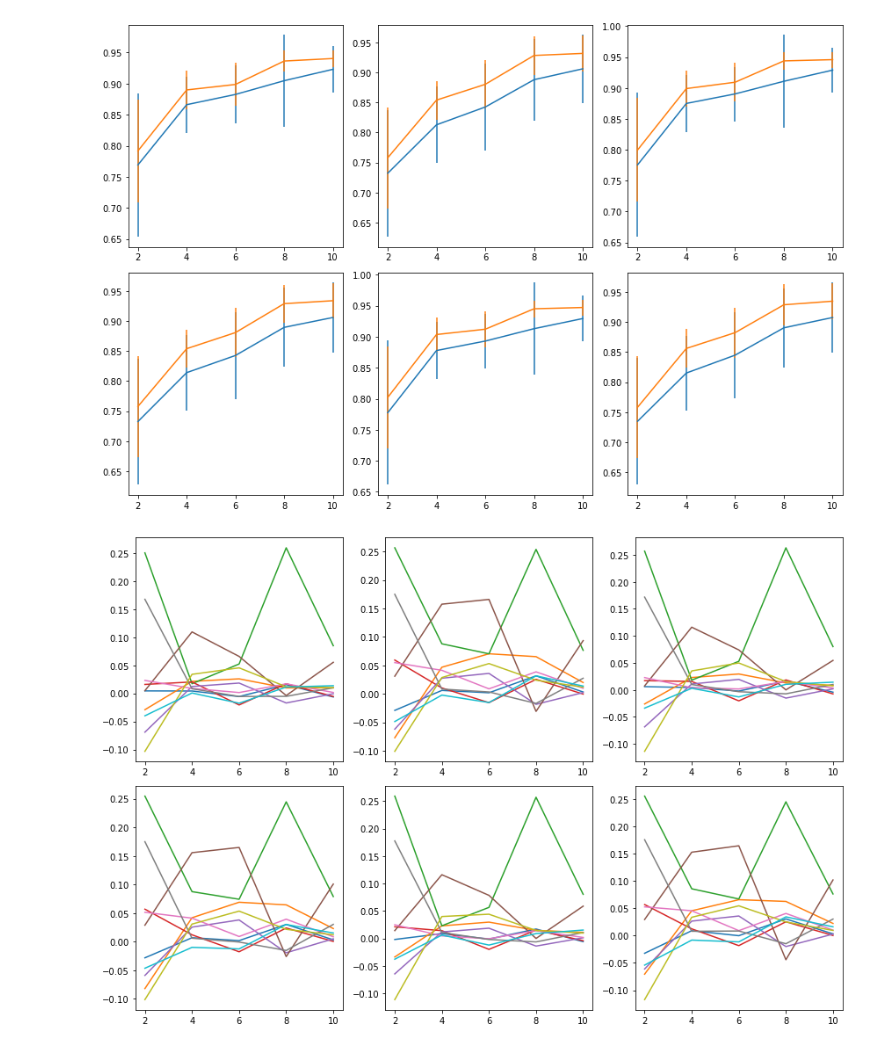
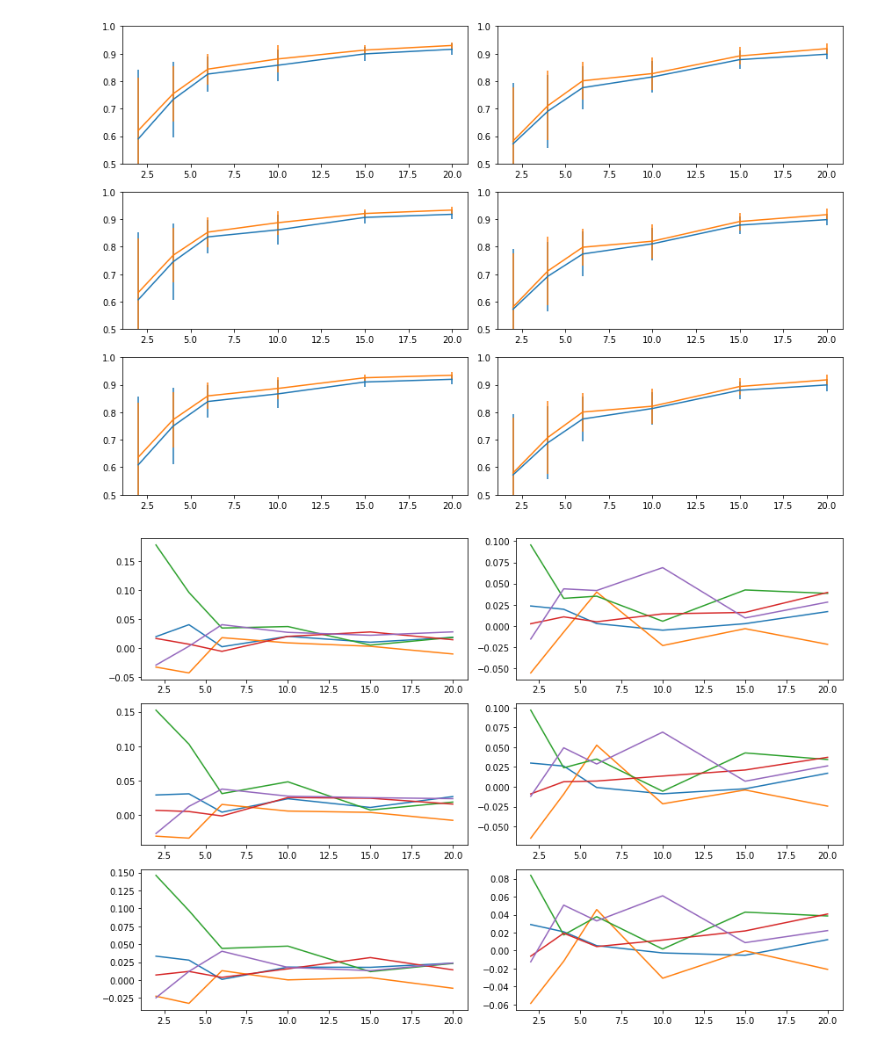
Before and after one commit to ntolley/ncm_2023, a Jupyter notebook: notebooks/make_neuron_num_plot.ipynb, the cells around one changed output. Saved outputs shown, nothing was run; the diff lists cells and outputs as text; code cells hidden in the pictures.

```diff
--- a/notebooks/make_neuron_num_plot.ipynb
+++ b/notebooks/make_neuron_num_plot.ipynb
@@ -9,7 +25,7 @@ data_file = open('../data/SPK20220308/neuron_num_results/num_neuron_results.pkl'
 num_neuron_dict = pickle.load(data_file)
 data_file.close()
 # %%
-num_repeats = 10
+num_repeats = num_neuron_dict['num_repeats']
 num_neuron_list = num_neuron_dict['num_neuron_list']
 
 task_res = list()
@@ -19,8 +35,8 @@ for repeat_idx in range(num_repeats):
     notask_test_corr = list()
     for num_neurons in num_neuron_list:
         res_dict = num_neuron_dict[f'repeat_{repeat_idx}'][f'num_neuron_{num_neurons}']
-        task_test_corr.append(np.stack(res_dict['rnn']['task']['train_corr']))
-        notask_test_corr.append(np.stack(res_dict['rnn']['notask']['train_corr']))
+        task_test_corr.append(np.stack(res_dict['rnn']['task']['test_corr']))
+        notask_test_corr.append(np.stack(res_dict['rnn']['notask']['test_corr']))
 
     task_res.append(np.stack(task_test_corr))
     notask_res.append(np.stack(notask_test_corr))
@@ -36,7 +52,7 @@ notask_std = np.std(notask_res,  axis=0)
 
 plt.figure(figsize=(12, 8))
 for plot_idx in range(6):
-    plt.subplot(2,3,plot_idx+1)
+    plt.subplot(3,2,plot_idx+1)
     plt.errorbar(x=num_neuron_list, y=notask_mean[:,plot_idx], yerr=notask_std[:,plot_idx])
     plt.errorbar(x=num_neuron_list, y=task_mean[:,plot_idx], yerr=task_std[:,plot_idx])
     # for repeat_idx in range(num_repeats):
@@ -46,28 +62,29 @@ for plot_idx in range(6):
 
 
     plt.tight_layout()
+    plt.ylim(0.5,1)
 # %% [output]
-[figure, old version]
+[figure, new version]
 # %%
 task_mean = np.mean(task_res, axis=0)
 task_std = np.std(task_res,  axis=0)
 
 notask_mean = np.mean(notask_res, axis=0)
 notask_std = np.std(notask_res,  axis=0)
 
 plt.figure(figsize=(12, 8))
 for plot_idx in range(6):
-    plt.subplot(2,3,plot_idx+1)
+    plt.subplot(3,2,plot_idx+1)
     # plt.errorbar(x=num_neuron_list, y=notask_mean[:,plot_idx], yerr=notask_std[:,plot_idx])
     # plt.errorbar(x=num_neuron_list, y=task_mean[:,plot_idx], yerr=task_std[:,plot_idx])
     for repeat_idx in range(num_repeats):
 
         corr_diff = task_res[repeat_idx, :, plot_idx] - notask_res[repeat_idx, :, plot_idx]
         # plt.plot(task_res[repeat_idx, :, plot_idx], color=f'C{repeat_idx}')
         # plt.plot(notask_res[repeat_idx, :, plot_idx], color=f'C{repeat_idx}')
         plt.plot(num_neuron_list, corr_diff)
 
 
     plt.tight_layout()
 # %% [output]
-[figure, old version]
+[figure, new version]
```
Also changed, not shown: parts of 8 cells of this notebook, 3 other files.
